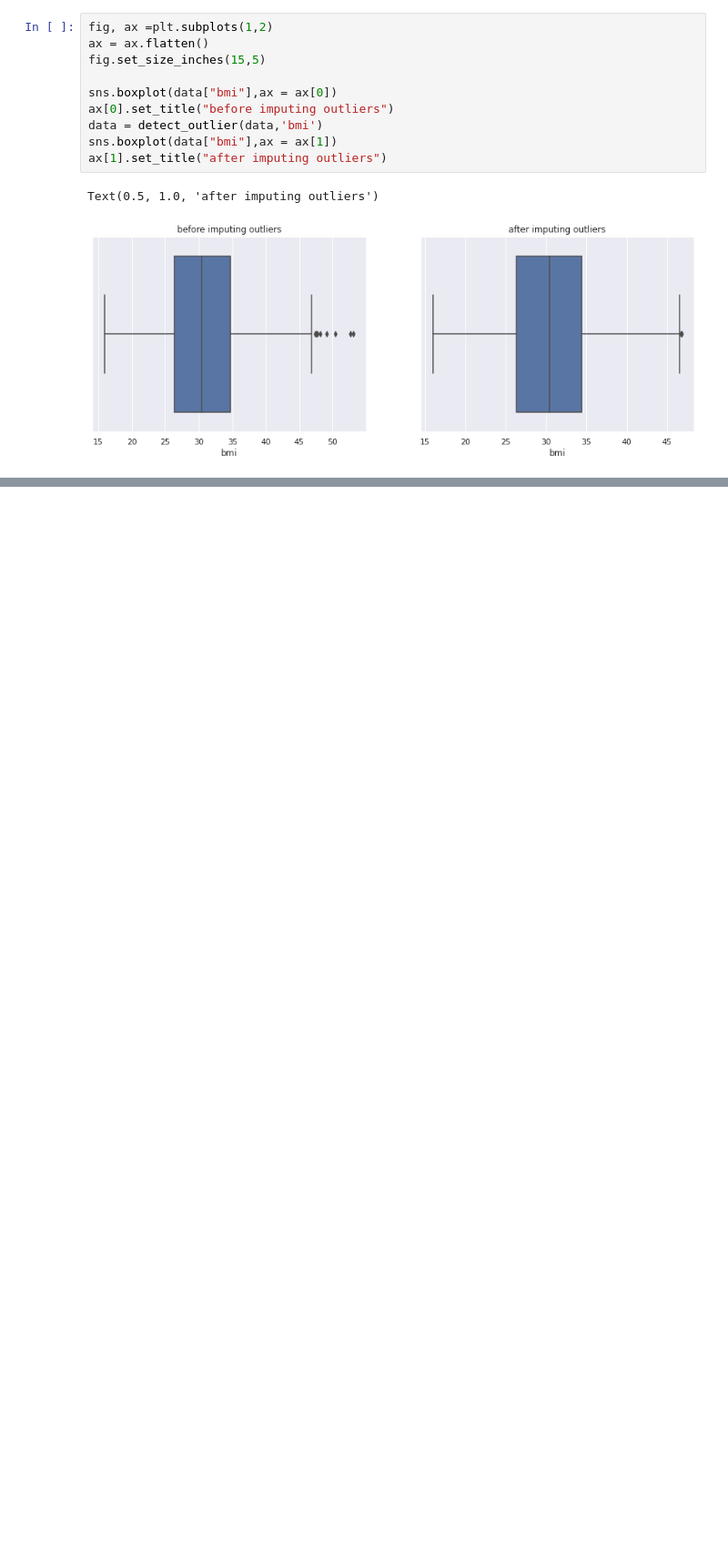
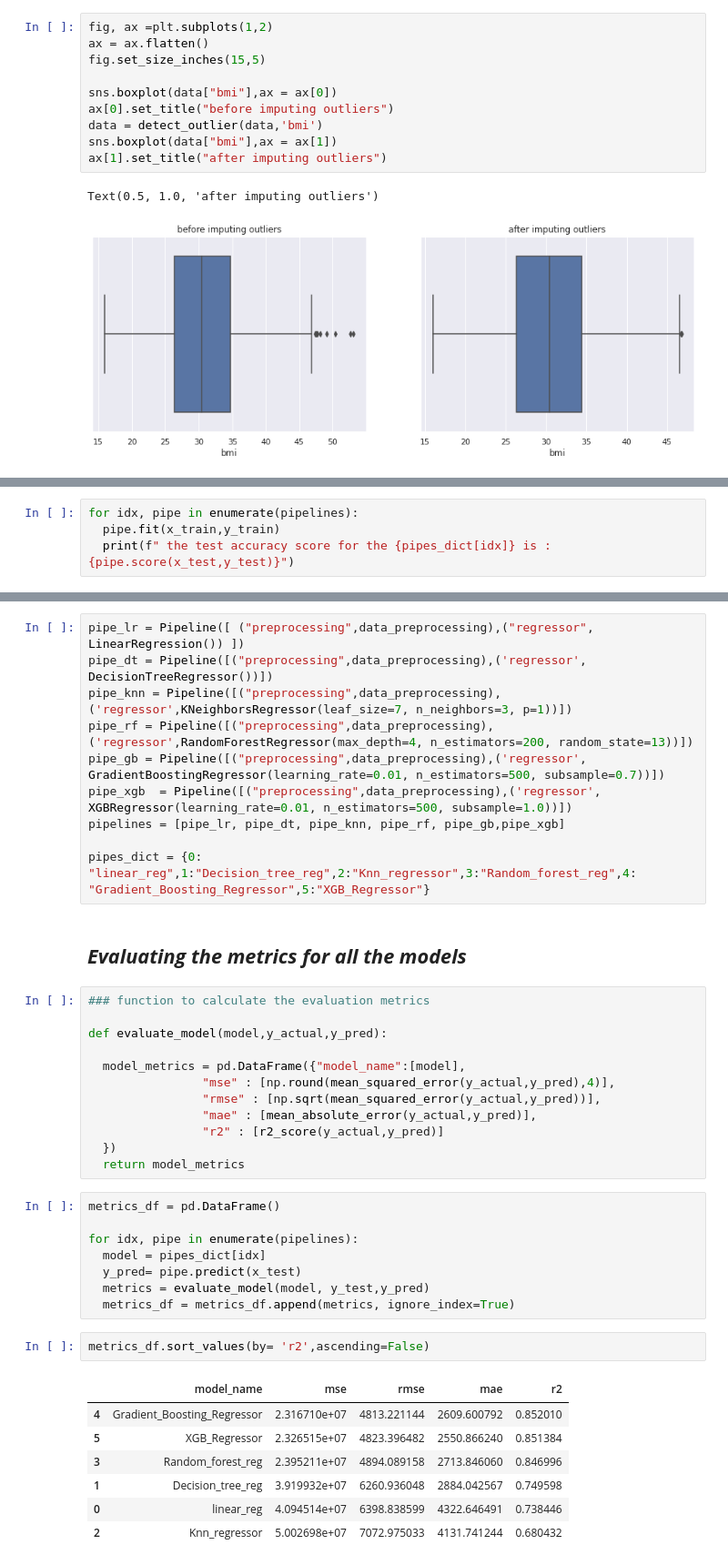
Before and after one commit to anilans029/insurance_premium_prediction, a Jupyter notebook: insrance_premium_prediction.ipynb, the cells around one changed output, grey strips where cells are left out. Shown at 91% size. Cells and saved outputs as stored; diff of their text form; blank space fills up the shorter version.

Commit message:
complete insurance premium prediction

```diff
--- a/insrance_premium_prediction.ipynb
+++ b/insrance_premium_prediction.ipynb
@@ -352,0 +405,4 @@ transformer = ColumnTransformer(transformers=[
+# %%
+for idx, pipe in enumerate(pipelines):
+  pipe.fit(x_train,y_train)
+  print(f" the test accuracy score for the {pipes_dict[idx]} is :    {pipe.score(x_test,y_test)}")
@@ -352,0 +590,42 @@ transformer = ColumnTransformer(transformers=[
+# %%
+pipe_lr = Pipeline([ ("preprocessing",data_preprocessing),("regressor", LinearRegression()) ])
+pipe_dt = Pipeline([("preprocessing",data_preprocessing),('regressor', DecisionTreeRegressor())])
+pipe_knn = Pipeline([("preprocessing",data_preprocessing),('regressor',KNeighborsRegressor(leaf_size=7, n_neighbors=3, p=1))])
+pipe_rf = Pipeline([("preprocessing",data_preprocessing),('regressor',RandomForestRegressor(max_depth=4, n_estimators=200, random_state=13))])
+pipe_gb = Pipeline([("preprocessing",data_preprocessing),('regressor', GradientBoostingRegressor(learning_rate=0.01, n_estimators=500, subsample=0.7))])
+pipe_xgb  = Pipeline([("preprocessing",data_preprocessing),('regressor', XGBRegressor(learning_rate=0.01, n_estimators=500, subsample=1.0))])
+pipelines = [pipe_lr, pipe_dt, pipe_knn, pipe_rf, pipe_gb,pipe_xgb]
+
+pipes_dict = {0: "linear_reg",1:"Decision_tree_reg",2:"Knn_regressor",3:"Random_forest_reg",4: "Gradient_Boosting_Regressor",5:"XGB_Regressor"}
+# %% [markdown]
+## ***Evaluating the metrics for all the models***
+# %%
+### function to calculate the evaluation metrics
+
+def evaluate_model(model,y_actual,y_pred):
+
+  model_metrics = pd.DataFrame({"model_name":[model],
+                "mse" : [np.round(mean_squared_error(y_actual,y_pred),4)],
+                "rmse" : [np.sqrt(mean_squared_error(y_actual,y_pred))],
+                "mae" : [mean_absolute_error(y_actual,y_pred)],
+                "r2" : [r2_score(y_actual,y_pred)]
+  })
+  return model_metrics
+# %%
+metrics_df = pd.DataFrame()
+
+for idx, pipe in enumerate(pipelines):
+  model = pipes_dict[idx]
+  y_pred= pipe.predict(x_test)
+  metrics = evaluate_model(model, y_test,y_pred)
+  metrics_df = metrics_df.append(metrics, ignore_index=True)
+# %%
+metrics_df.sort_values(by= 'r2',ascending=False)
+# %% [output]
+|  | model_name | mse | rmse | mae | r2 |
+| 4 | Gradient_Boosting_Regressor | 2.316710e+07 | 4813.221144 | 2609.600792 | 0.852010 |
+| 5 | XGB_Regressor | 2.326515e+07 | 4823.396482 | 2550.866240 | 0.851384 |
+| 3 | Random_forest_reg | 2.395211e+07 | 4894.089158 | 2713.846060 | 0.846996 |
+| 1 | Decision_tree_reg | 3.919932e+07 | 6260.936048 | 2884.042567 | 0.749598 |
+| 0 | linear_reg | 4.094514e+07 | 6398.838599 | 4322.646491 | 0.738446 |
+| 2 | Knn_regressor | 5.002698e+07 | 7072.975033 | 4131.741244 | 0.680432 |
```
Also changed, not shown: parts of 42 cells of this notebook.
